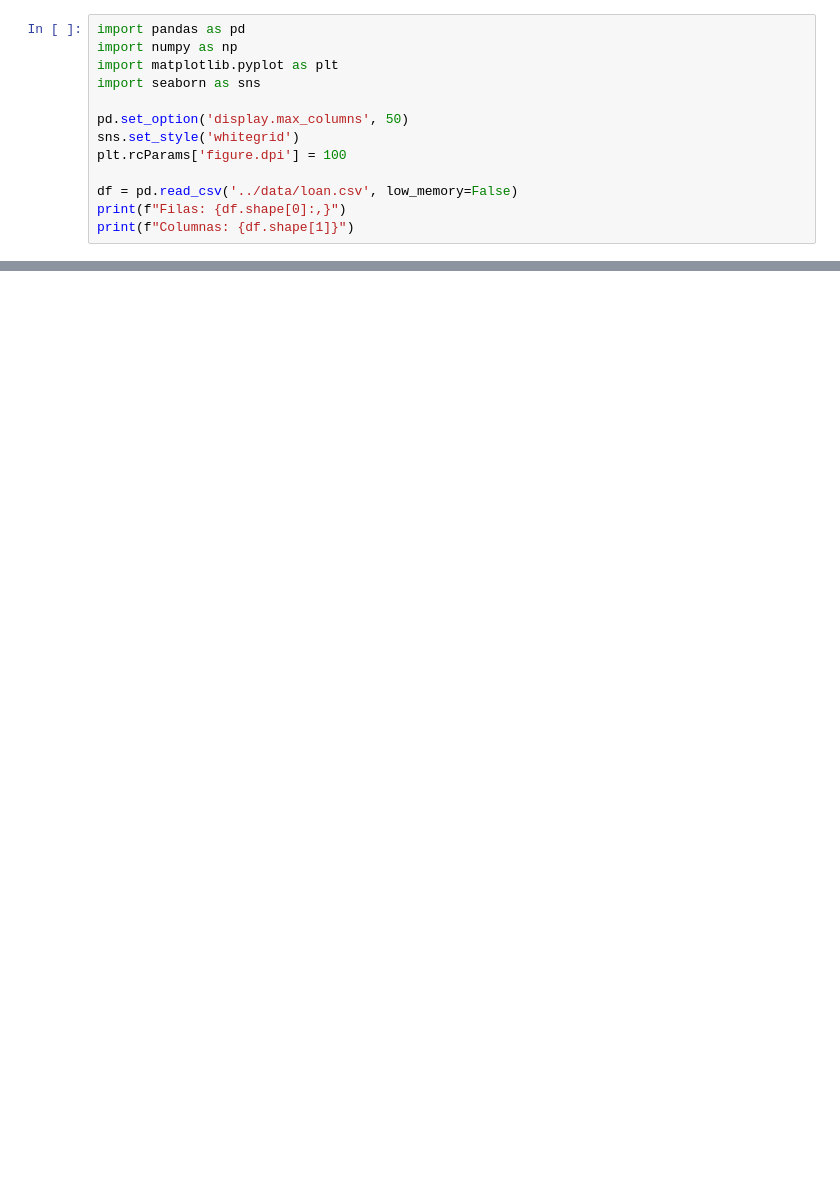
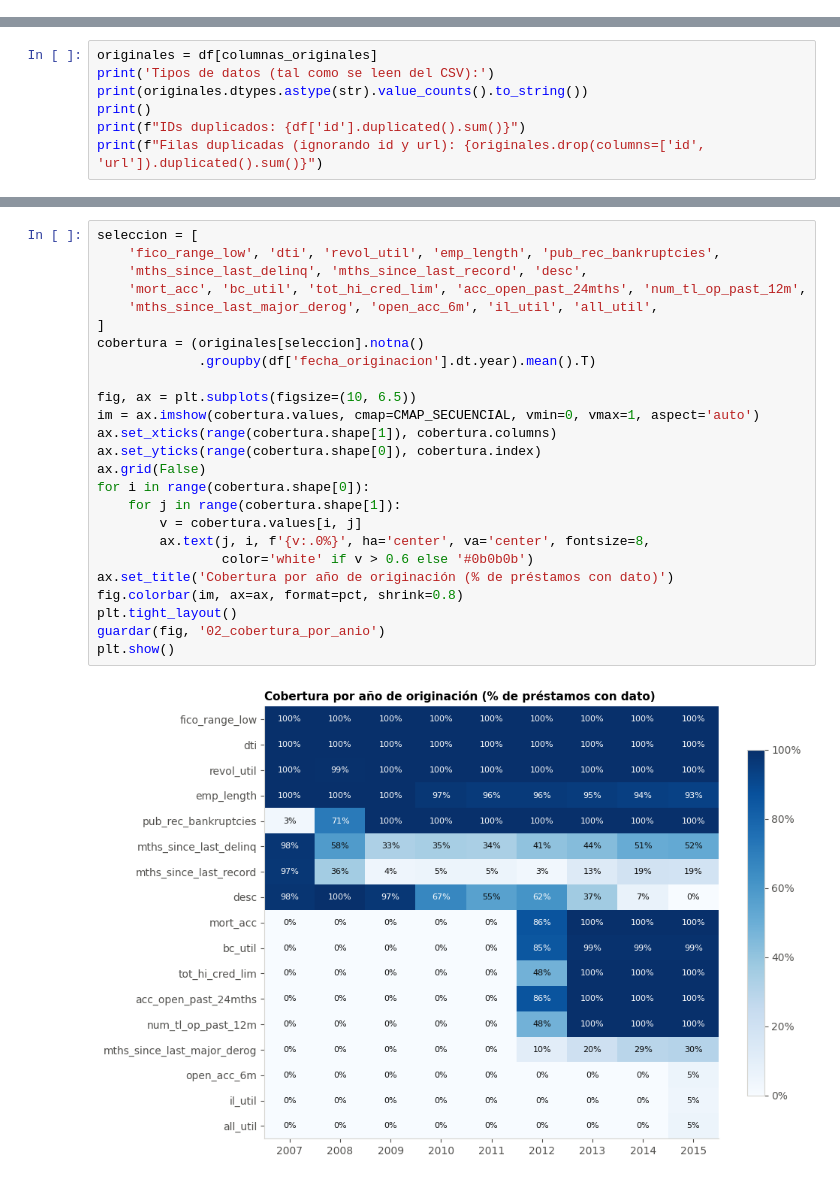
Before and after one commit to TimoteoHarrington/lending-club-riesgo-default, a Jupyter notebook: notebooks/02_recopilacion_preparacion_datos.ipynb, the cells around one changed output, grey strips where cells are left out. Drawn from its saved outputs; the diff is of its cells as text; blank space fills up the shorter version.

```diff
--- a/notebooks/02_recopilacion_preparacion_datos.ipynb
+++ b/notebooks/02_recopilacion_preparacion_datos.ipynb
@@ -31,13 +0,0 @@ Este notebook retoma la propuesta presentada en el Entregable 01: estimar la pro
-# %%
-import pandas as pd
-import numpy as np
-import matplotlib.pyplot as plt
-import seaborn as sns
-
-pd.set_option('display.max_columns', 50)
-sns.set_style('whitegrid')
-plt.rcParams['figure.dpi'] = 100
-
-df = pd.read_csv('../data/loan.csv', low_memory=False)
-print(f"Filas: {df.shape[0]:,}")
-print(f"Columnas: {df.shape[1]}")
@@ -590,0 +318,7 @@ Archivo: data/train_features_ex_ante.csv
+# %%
+originales = df[columnas_originales]
+print('Tipos de datos (tal como se leen del CSV):')
+print(originales.dtypes.astype(str).value_counts().to_string())
+print()
+print(f"IDs duplicados: {df['id'].duplicated().sum()}")
+print(f"Filas duplicadas (ignorando id y url): {originales.drop(columns=['id', 'url']).duplicated().sum()}")
@@ -590,0 +354,27 @@ Archivo: data/train_features_ex_ante.csv
+# %%
+seleccion = [
+    'fico_range_low', 'dti', 'revol_util', 'emp_length', 'pub_rec_bankruptcies',
+    'mths_since_last_delinq', 'mths_since_last_record', 'desc',
+    'mort_acc', 'bc_util', 'tot_hi_cred_lim', 'acc_open_past_24mths', 'num_tl_op_past_12m',
+    'mths_since_last_major_derog', 'open_acc_6m', 'il_util', 'all_util',
+]
+cobertura = (originales[seleccion].notna()
+             .groupby(df['fecha_originacion'].dt.year).mean().T)
+
+fig, ax = plt.subplots(figsize=(10, 6.5))
+im = ax.imshow(cobertura.values, cmap=CMAP_SECUENCIAL, vmin=0, vmax=1, aspect='auto')
+ax.set_xticks(range(cobertura.shape[1]), cobertura.columns)
+ax.set_yticks(range(cobertura.shape[0]), cobertura.index)
+ax.grid(False)
+for i in range(cobertura.shape[0]):
+    for j in range(cobertura.shape[1]):
+        v = cobertura.values[i, j]
+        ax.text(j, i, f'{v:.0%}', ha='center', va='center', fontsize=8,
+                color='white' if v > 0.6 else '#0b0b0b')
+ax.set_title('Cobertura por año de originación (% de préstamos con dato)')
+fig.colorbar(im, ax=ax, format=pct, shrink=0.8)
+plt.tight_layout()
+guardar(fig, '02_cobertura_por_anio')
+plt.show()
+# %% [output]
+[figure, added]
```
Also changed, not shown: parts of 115 cells of this notebook, 24 other files.
